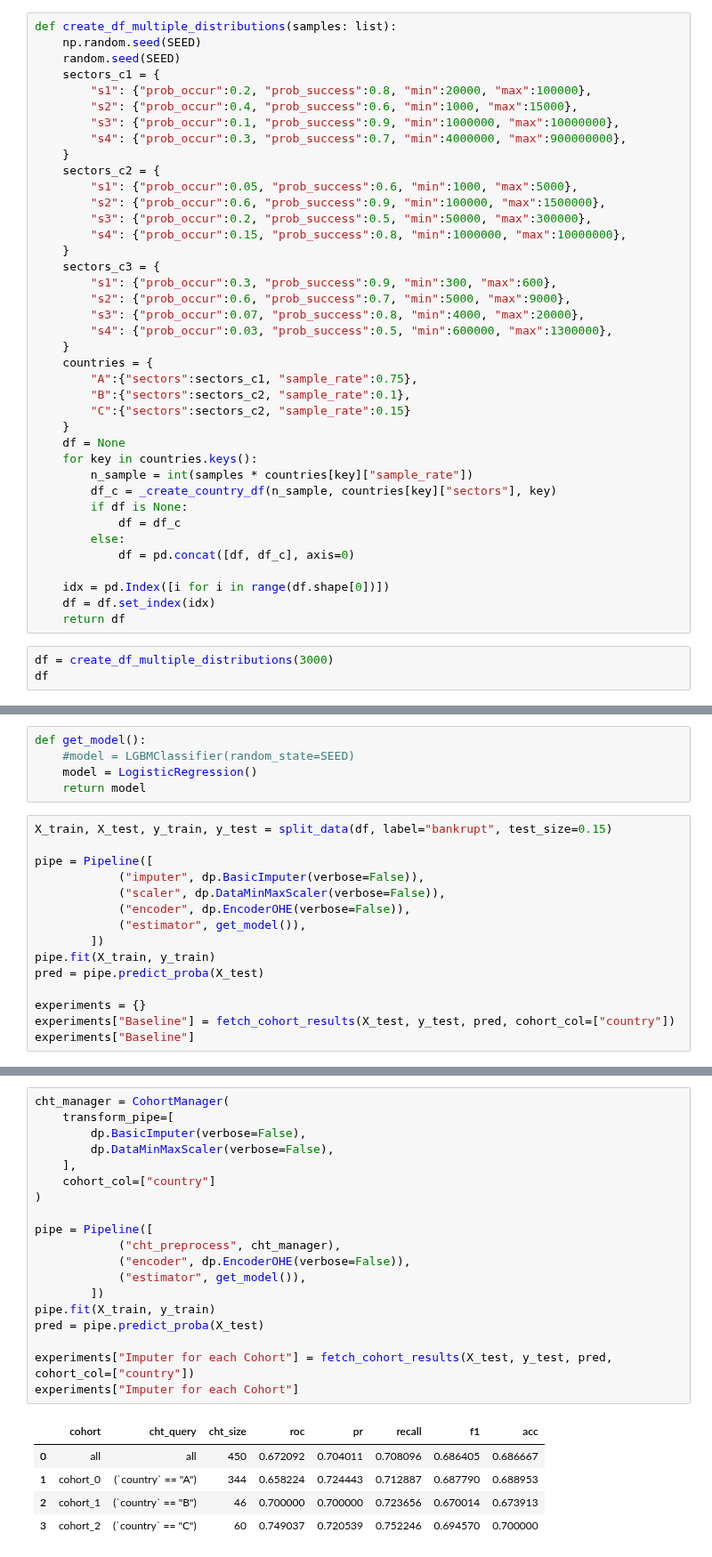
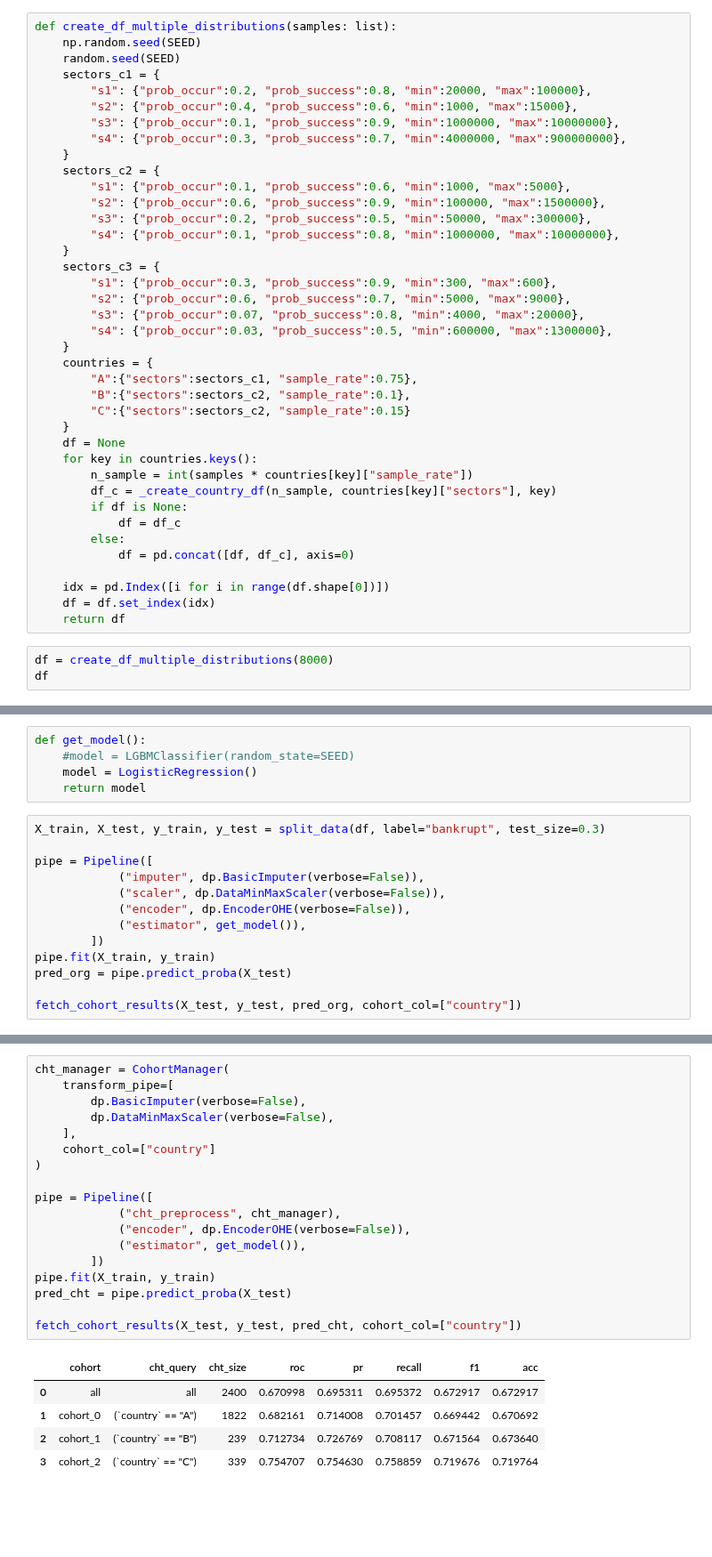
Before and after one commit to microsoft/responsible-ai-toolbox-mitigations, a Jupyter notebook: notebooks/cohort/case_study/case_1.ipynb, the cells around one changed output, grey strips where cells are left out. Shown at 89% size. Drawn from its saved outputs; the diff is of its cells as text; blank space fills up the shorter version.

```diff
--- a/notebooks/cohort/case_study/case_1.ipynb
+++ b/notebooks/cohort/case_study/case_1.ipynb
@@ -63,10 +62,10 @@ def create_df_multiple_distributions(samples: list):
         "s4": {"prob_occur":0.3, "prob_success":0.7, "min":4000000, "max":900000000},
     }
     sectors_c2 = {
-        "s1": {"prob_occur":0.05, "prob_success":0.6, "min":1000, "max":5000},
+        "s1": {"prob_occur":0.1, "prob_success":0.6, "min":1000, "max":5000},
         "s2": {"prob_occur":0.6, "prob_success":0.9, "min":100000, "max":1500000},
         "s3": {"prob_occur":0.2, "prob_success":0.5, "min":50000, "max":300000},
-        "s4": {"prob_occur":0.15, "prob_success":0.8, "min":1000000, "max":10000000},
+        "s4": {"prob_occur":0.1, "prob_success":0.8, "min":1000000, "max":10000000},
     }
     sectors_c3 = {
         "s1": {"prob_occur":0.3, "prob_success":0.9, "min":300, "max":600},
@@ -92,7 +91,7 @@ def create_df_multiple_distributions(samples: list):
     df = df.set_index(idx)
     return df
 # %%
-df = create_df_multiple_distributions(3000)
+df = create_df_multiple_distributions(8000)
 df
 # %% [output]
 |  | investment | sector | country | bankrupt |
@@ -121,7 +120,7 @@ def get_model():
     model = LogisticRegression()
     return model
 # %%
-X_train, X_test, y_train, y_test = split_data(df, label="bankrupt", test_size=0.15)
+X_train, X_test, y_train, y_test = split_data(df, label="bankrupt", test_size=0.3)
 
 pipe = Pipeline([
             ("imputer", dp.BasicImputer(verbose=False)),
@@ -130,10 +129,8 @@ pipe = Pipeline([
             ("estimator", get_model()),
         ])
 pipe.fit(X_train, y_train)
-pred = pipe.predict_proba(X_test)
+pred_org = pipe.predict_proba(X_test)
 
-experiments = {}
-experiments["Baseline"] = fetch_cohort_results(X_test, y_test, pred, cohort_col=["country"])
-experiments["Baseline"]
+fetch_cohort_results(X_test, y_test, pred_org, cohort_col=["country"])
 # %% [output]
 |  | cohort | cht_query | cht_size | roc | pr | recall | f1 | acc |
@@ -144,28 +141,27 @@ experiments["Baseline"]
 # %%
 cht_manager = CohortManager(
     transform_pipe=[
         dp.BasicImputer(verbose=False),
         dp.DataMinMaxScaler(verbose=False),
     ],
     cohort_col=["country"]
 )
 
 pipe = Pipeline([
             ("cht_preprocess", cht_manager),
             ("encoder", dp.EncoderOHE(verbose=False)),
             ("estimator", get_model()),
         ])
 pipe.fit(X_train, y_train)
-pred = pipe.predict_proba(X_test)
+pred_cht = pipe.predict_proba(X_test)
 
-experiments["Imputer for each Cohort"] = fetch_cohort_results(X_test, y_test, pred, cohort_col=["country"])
-experiments["Imputer for each Cohort"]
+fetch_cohort_results(X_test, y_test, pred_cht, cohort_col=["country"])
 # %% [output]
 |  | cohort | cht_query | cht_size | roc | pr | recall | f1 | acc |
-| 0 | all | all | 450 | 0.672092 | 0.704011 | 0.708096 | 0.686405 | 0.686667 |
-| 1 | cohort_0 | (`country` == "A") | 344 | 0.658224 | 0.724443 | 0.712887 | 0.687790 | 0.688953 |
-| 2 | cohort_1 | (`country` == "B") | 46 | 0.700000 | 0.700000 | 0.723656 | 0.670014 | 0.673913 |
-| 3 | cohort_2 | (`country` == "C") | 60 | 0.749037 | 0.720539 | 0.752246 | 0.694570 | 0.700000 |
+| 0 | all | all | 2400 | 0.670998 | 0.695311 | 0.695372 | 0.672917 | 0.672917 |
+| 1 | cohort_0 | (`country` == "A") | 1822 | 0.682161 | 0.714008 | 0.701457 | 0.669442 | 0.670692 |
+| 2 | cohort_1 | (`country` == "B") | 239 | 0.712734 | 0.726769 | 0.708117 | 0.671564 | 0.673640 |
+| 3 | cohort_2 | (`country` == "C") | 339 | 0.754707 | 0.754630 | 0.758859 | 0.719676 | 0.719764 |
 # %%
 cht_manager = CohortManager(
     transform_pipe=[
```
Also changed, not shown: parts of 15 cells of this notebook, 4 other files.
